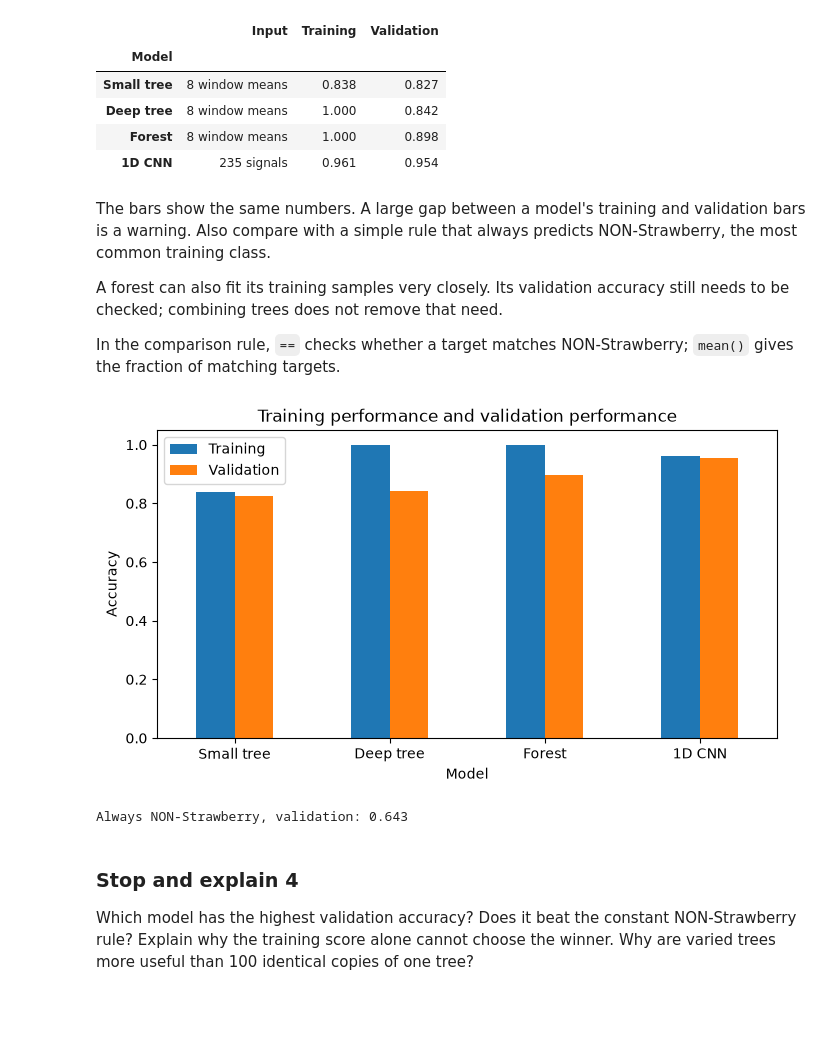
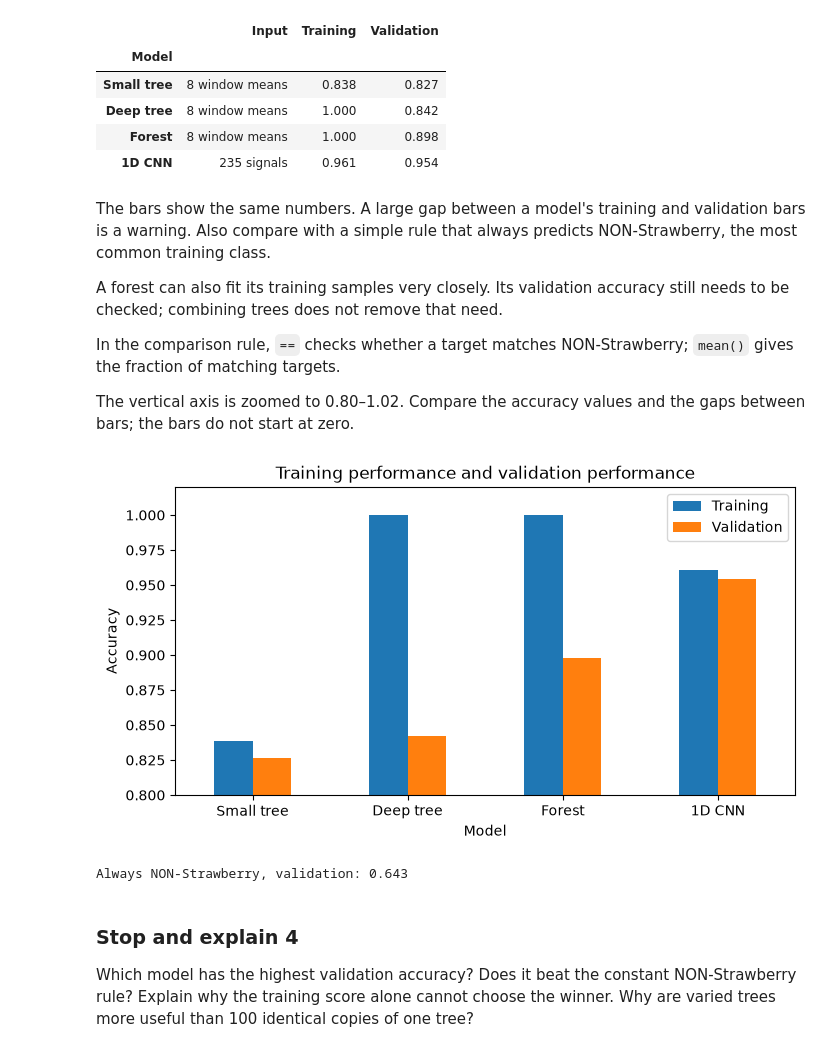
Before and after one commit to CompOmics/ML_AI_Analytical_Chemistry_Course, a Jupyter notebook: 03_Evaluation/notebooks/TD2_strawberry_student.ipynb, the cells around one changed output. Cells and saved outputs as stored; diff of their text form; code cells hidden in the pictures; blank space fills up the shorter version.

```diff
--- a/03_Evaluation/notebooks/TD2_strawberry_student.ipynb
+++ b/03_Evaluation/notebooks/TD2_strawberry_student.ipynb
@@ -356,16 +360,19 @@ accuracy still needs to be checked; combining trees does not remove that need.
 
 In the comparison rule, `==` checks whether a target matches NON-Strawberry;
 `mean()` gives the fraction of matching targets.
+
+The vertical axis is zoomed to 0.80–1.02. Compare the accuracy values
+and the gaps between bars; the bars do not start at zero.
 # %%
 results.plot.bar(figsize=(8, 4), rot=0)
 plt.ylabel("Accuracy")
-plt.ylim(0, 1.05)
+plt.ylim(0.80, 1.02)
 plt.title("Training performance and validation performance")
 plt.show()
 baseline_validation = (y_validation == "NON-Strawberry").mean()
 print("Always NON-Strawberry, validation:", round(baseline_validation, 3))
 # %% [output]
-[figure, old version]
+[figure, new version]
 Always NON-Strawberry, validation: 0.643
 # %% [markdown]
 ### Stop and explain 4
```
Also changed, not shown: parts of 5 cells of this notebook, 3 other files.
